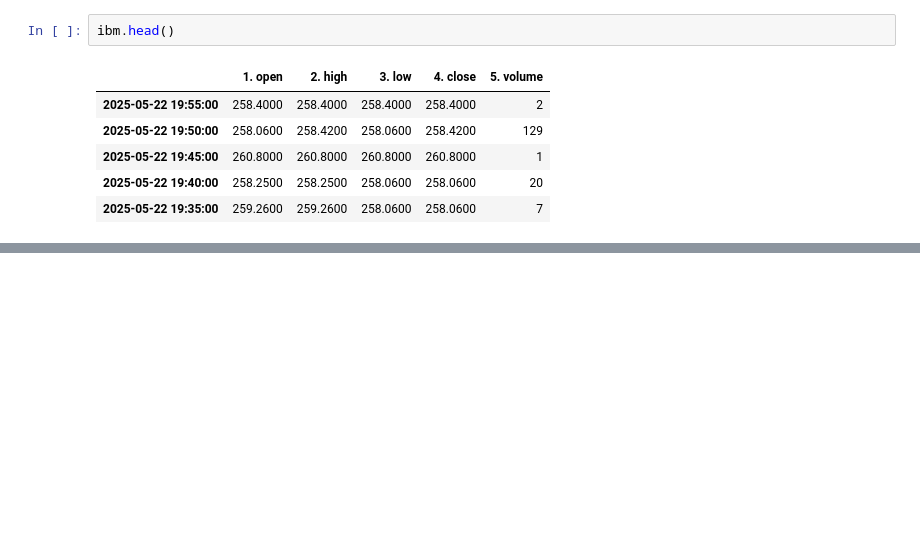
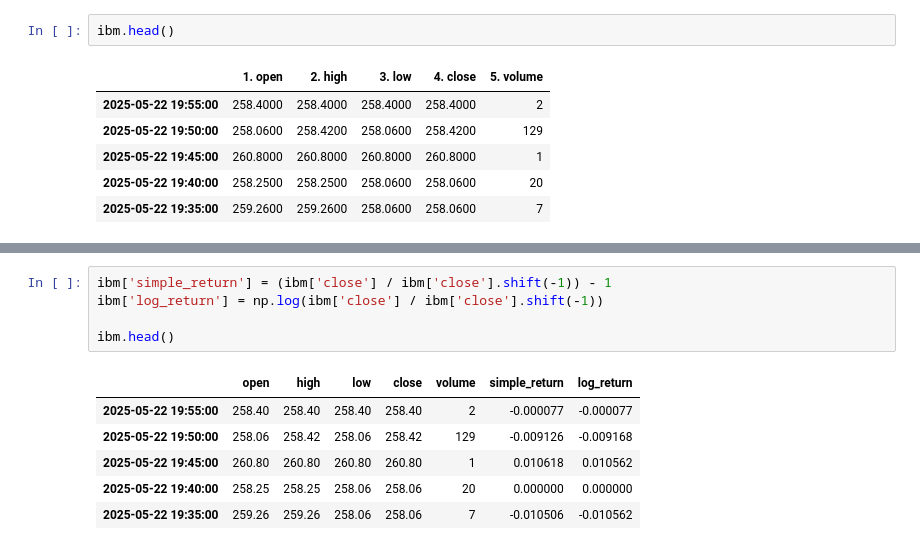
Before and after one commit to jtorsvik/project-anthill, a Jupyter notebook: notebook/stock_analysis.ipynb, the cells around one changed output, grey strips where cells are left out. Cells and saved outputs as stored; diff of their text form; blank space fills up the shorter version.

```diff
--- a/notebook/stock_analysis.ipynb
+++ b/notebook/stock_analysis.ipynb
@@ -52,0 +189,12 @@ ibm.head()
+# %%
+ibm['simple_return'] = (ibm['close'] / ibm['close'].shift(-1)) - 1
+ibm['log_return'] = np.log(ibm['close'] / ibm['close'].shift(-1))
+
+ibm.head()
+# %% [output]
+|  | open | high | low | close | volume | simple_return | log_return |
+| 2025-05-22 19:55:00 | 258.40 | 258.40 | 258.40 | 258.40 | 2 | -0.000077 | -0.000077 |
+| 2025-05-22 19:50:00 | 258.06 | 258.42 | 258.06 | 258.42 | 129 | -0.009126 | -0.009168 |
+| 2025-05-22 19:45:00 | 260.80 | 260.80 | 260.80 | 260.80 | 1 | 0.010618 | 0.010562 |
+| 2025-05-22 19:40:00 | 258.25 | 258.25 | 258.06 | 258.06 | 20 | 0.000000 | 0.000000 |
+| 2025-05-22 19:35:00 | 259.26 | 259.26 | 258.06 | 258.06 | 7 | -0.010506 | -0.010562 |
```
Also changed, not shown: parts of 16 cells of this notebook, 4 other files.
